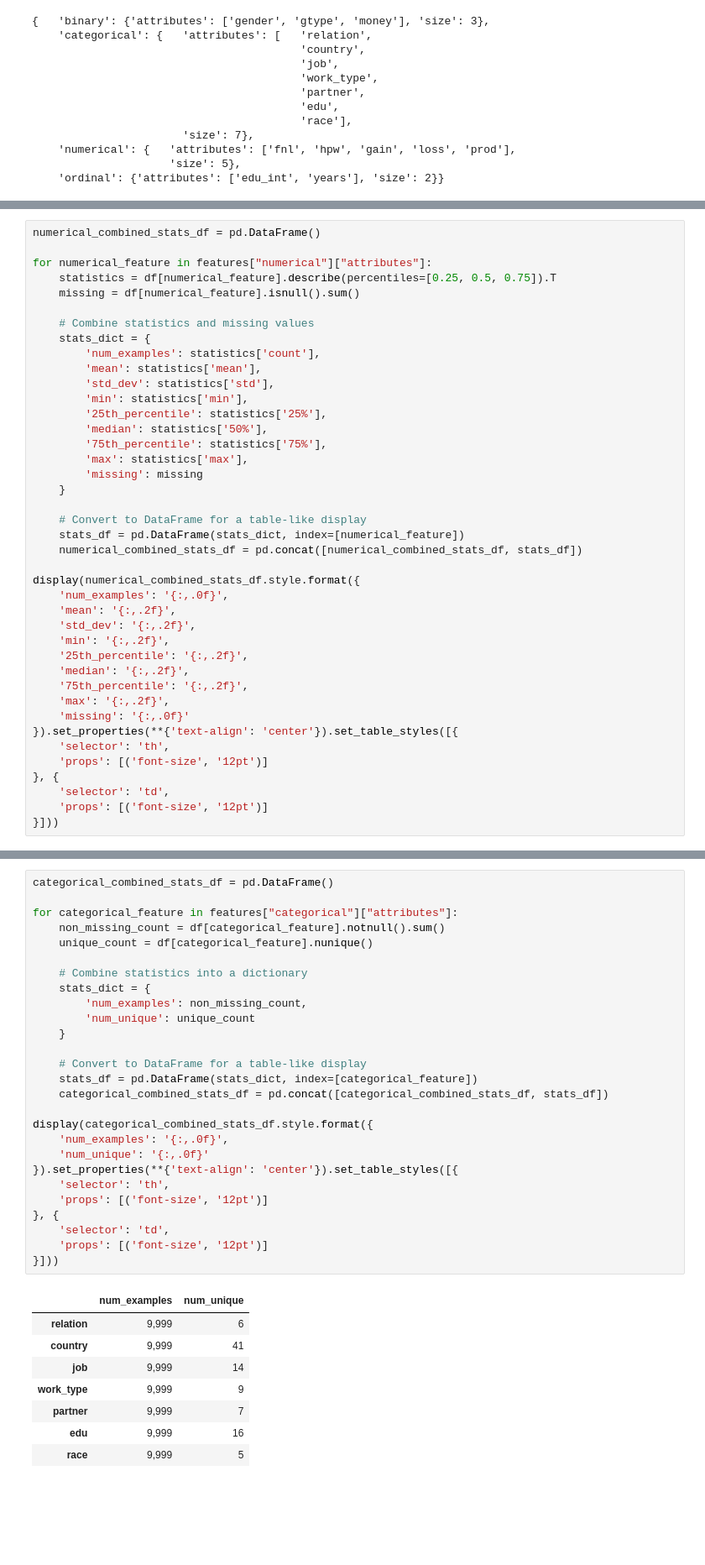
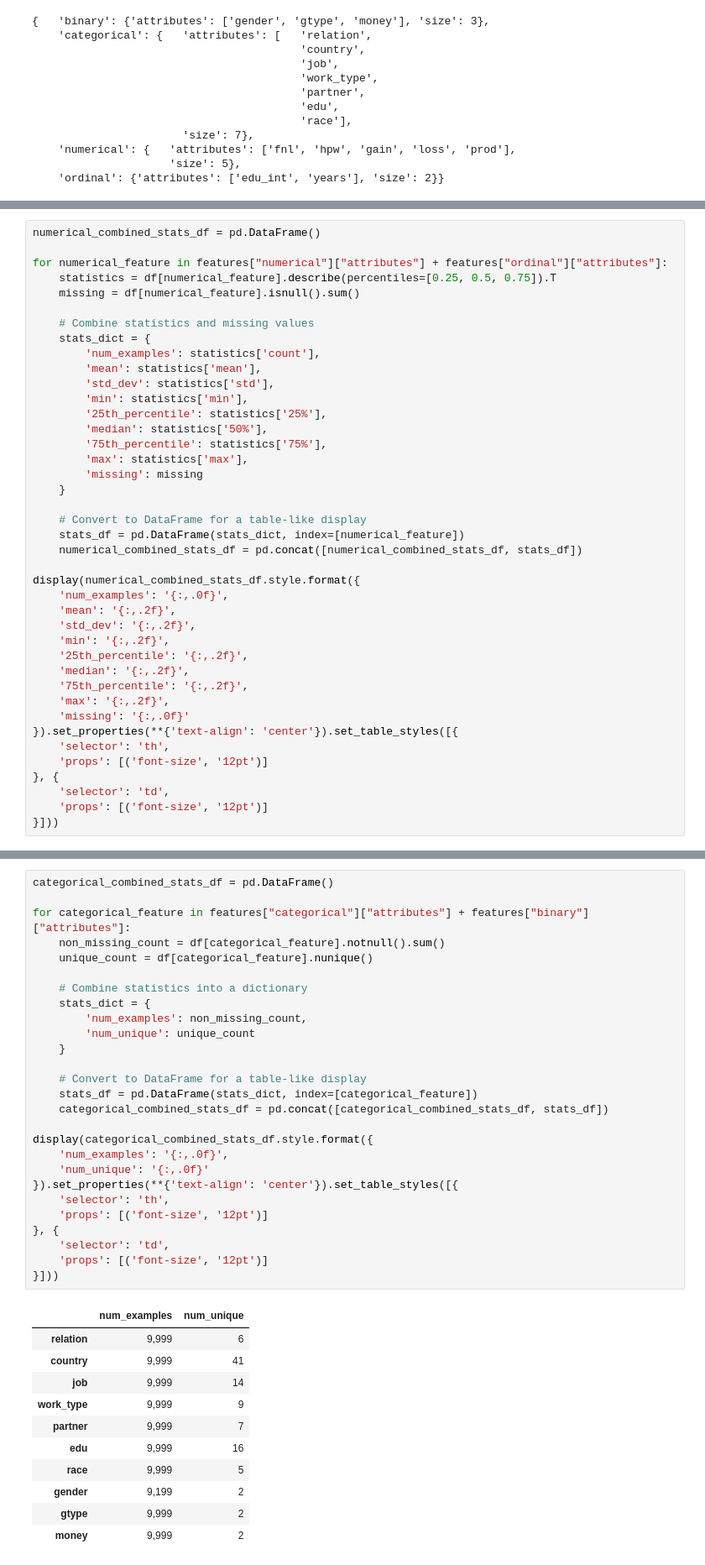
Before and after one commit to avramstefan/DS-Salary-AVC, a Jupyter notebook: main.ipynb, the cells around one changed output, grey strips where cells are left out. Shown at 84% size. Cells and saved outputs as stored; diff of their text form; blank space fills up the shorter version.

```diff
--- a/main.ipynb
+++ b/main.ipynb
@@ -117,7 +117,7 @@ pp.pprint(features)
 # %%
 numerical_combined_stats_df = pd.DataFrame()
 
-for numerical_feature in features["numerical"]["attributes"]:
+for numerical_feature in features["numerical"]["attributes"] + features["ordinal"]["attributes"]:
     statistics = df[numerical_feature].describe(percentiles=[0.25, 0.5, 0.75]).T
     missing = df[numerical_feature].isnull().sum()
 
@@ -179,37 +181,40 @@ plt.show()
 # %%
 categorical_combined_stats_df = pd.DataFrame()
 
-for categorical_feature in features["categorical"]["attributes"]:
+for categorical_feature in features["categorical"]["attributes"] + features["binary"]["attributes"]:
     non_missing_count = df[categorical_feature].notnull().sum()
     unique_count = df[categorical_feature].nunique()
 
     # Combine statistics into a dictionary
     stats_dict = {
         'num_examples': non_missing_count,
         'num_unique': unique_count
     }
 
     # Convert to DataFrame for a table-like display
     stats_df = pd.DataFrame(stats_dict, index=[categorical_feature])
     categorical_combined_stats_df = pd.concat([categorical_combined_stats_df, stats_df])
 
 display(categorical_combined_stats_df.style.format({
     'num_examples': '{:,.0f}',
     'num_unique': '{:,.0f}'
 }).set_properties(**{'text-align': 'center'}).set_table_styles([{
     'selector': 'th',
     'props': [('font-size', '12pt')]
 }, {
     'selector': 'td',
     'props': [('font-size', '12pt')]
 }]))
 # %% [output]
 |  | num_examples | num_unique |
 | relation | 9,999 | 6 |
 | country | 9,999 | 41 |
 | job | 9,999 | 14 |
 | work_type | 9,999 | 9 |
 | partner | 9,999 | 7 |
 | edu | 9,999 | 16 |
 | race | 9,999 | 5 |
+| gender | 9,199 | 2 |
+| gtype | 9,999 | 2 |
+| money | 9,999 | 2 |
 # %%
```
Also changed, not shown: parts of 5 cells of this notebook.
